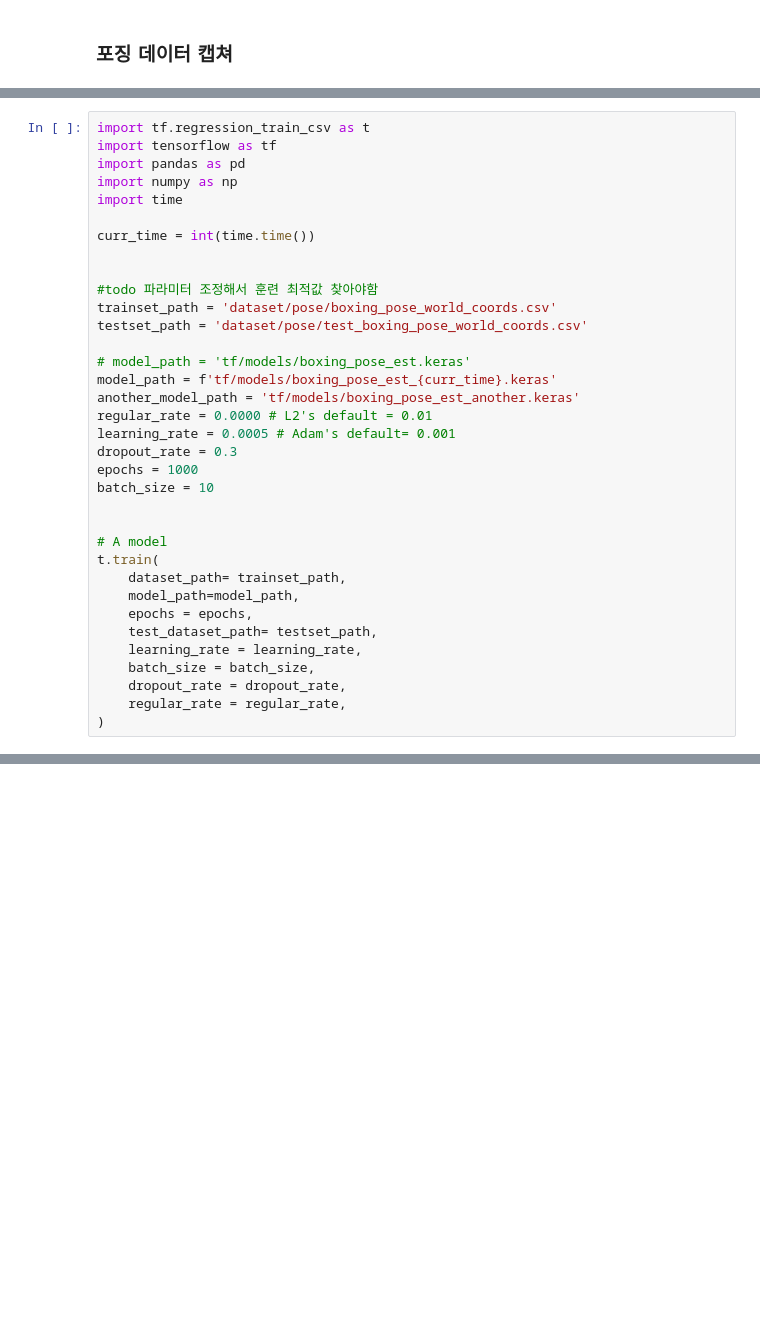
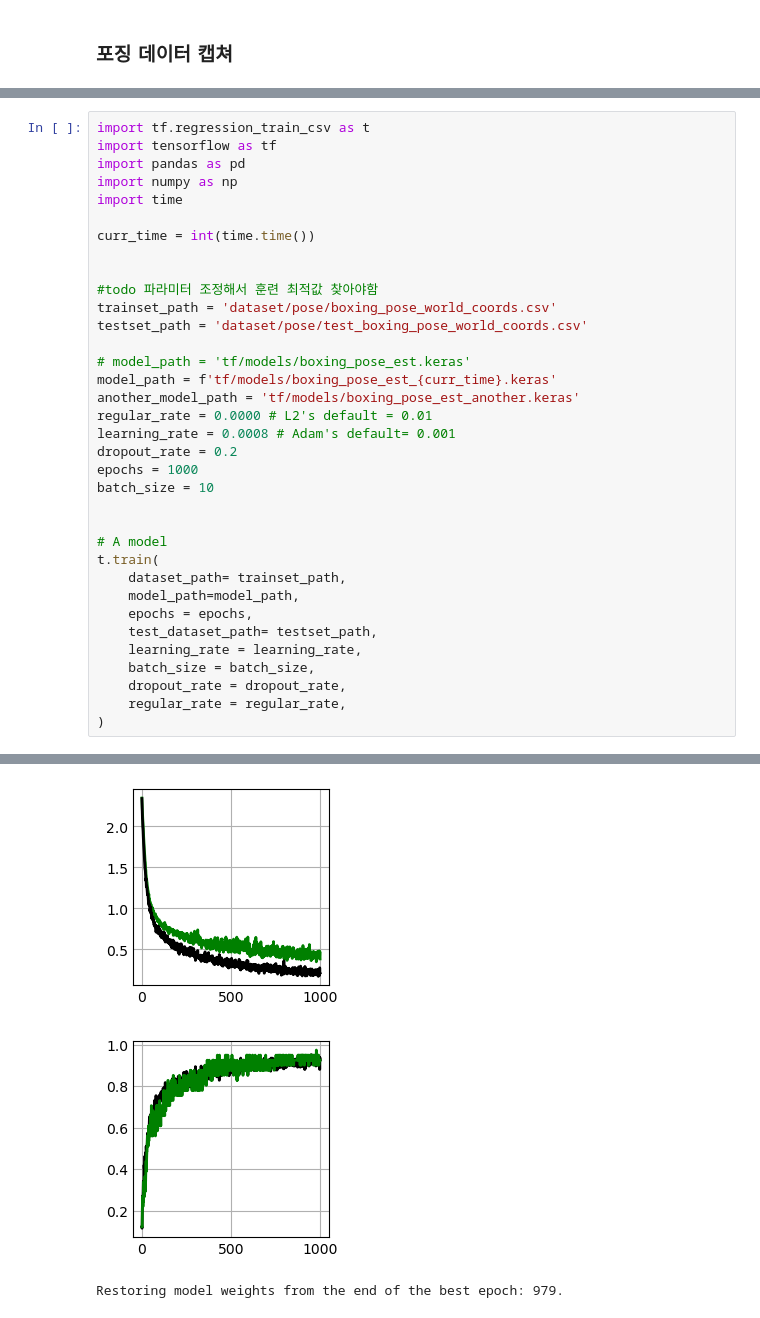
Before and after one commit to Kims-DeveloperGroup/rasp-python-workspace, a Jupyter notebook: src/훈련_테스트_스크립트.ipynb, the cells around one changed output, grey strips where cells are left out. Cells and saved outputs as stored; diff of their text form; blank space fills up the shorter version.

```diff
--- a/src/훈련_테스트_스크립트.ipynb
+++ b/src/훈련_테스트_스크립트.ipynb
@@ -46,8 +70,8 @@ testset_path = 'dataset/pose/test_boxing_pose_world_coords.csv'
 model_path = f'tf/models/boxing_pose_est_{curr_time}.keras'
 another_model_path = 'tf/models/boxing_pose_est_another.keras'
 regular_rate = 0.0000 # L2's default = 0.01
-learning_rate = 0.0005 # Adam's default= 0.001
-dropout_rate = 0.3
+learning_rate = 0.0008 # Adam's default= 0.001
+dropout_rate = 0.2
 epochs = 1000
 batch_size = 10
 
@@ -63,3 +87,4 @@ t.train(
     dropout_rate = dropout_rate,
     regular_rate = regular_rate,
 )
+# %% [output]
@@ -65,0 +108,3 @@ t.train(
+[figure, added]
+[figure, added]
+Restoring model weights from the end of the best epoch: 979.
```
Also changed, not shown: parts of 4 cells of this notebook, 6 other files.
